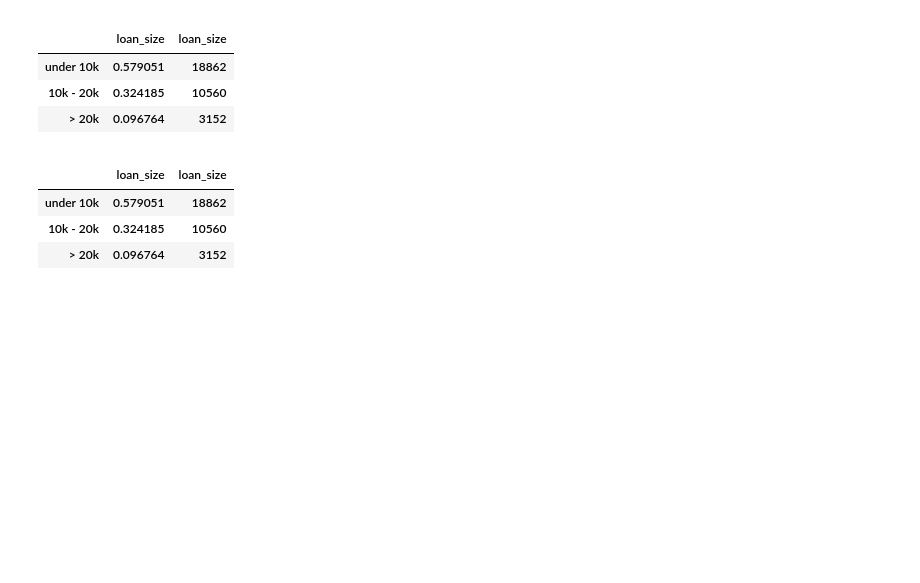
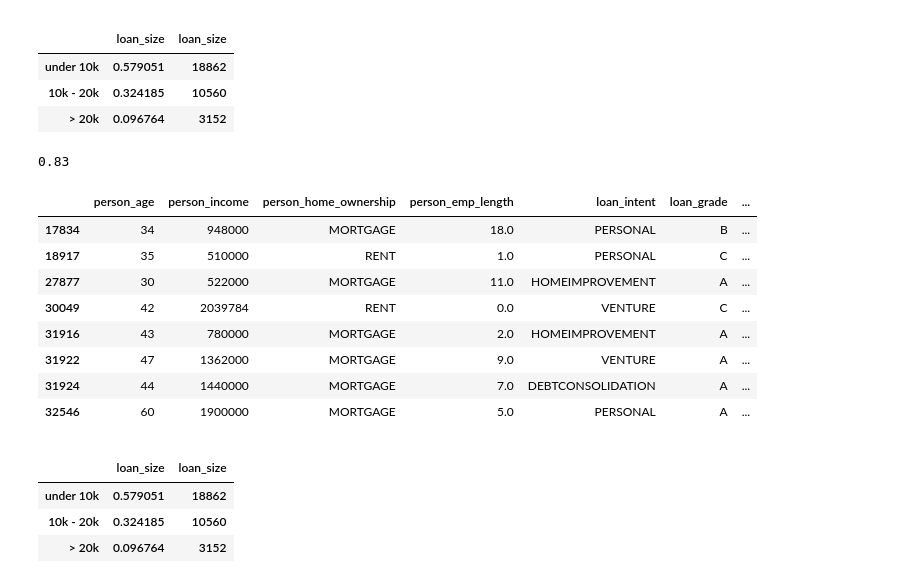
Before and after one commit to WickedoneC/Finance_Projects, a Jupyter notebook: Loan_Analysis/Loan_EDA.ipynb, the cells around one changed output. Drawn from its saved outputs; the diff is of its cells as text; code cells hidden in the pictures; blank space fills up the shorter version.

```diff
--- a/Loan_Analysis/Loan_EDA.ipynb
+++ b/Loan_Analysis/Loan_EDA.ipynb
@@ -317,0 +316,19 @@ df.
+# %%
+df.loan_percent_income.min()
+df.loan_percent_income.max()
+# %% [output]
+0.83
+# %%
+df[df.loan_percent_income == df.loan_percent_income.max()]
+df[df.loan_percent_income >= .8]
+df[df.loan_percent_income == df.loan_percent_income.min()]
+# %% [output]
+|  | person_age | person_income | person_home_ownership | person_emp_length | loan_intent | loan_grade | ... |
+| 17834 | 34 | 948000 | MORTGAGE | 18.0 | PERSONAL | B | ... |
+| 18917 | 35 | 510000 | RENT | 1.0 | PERSONAL | C | ... |
+| 27877 | 30 | 522000 | MORTGAGE | 11.0 | HOMEIMPROVEMENT | A | ... |
+| 30049 | 42 | 2039784 | RENT | 0.0 | VENTURE | C | ... |
+| 31916 | 43 | 780000 | MORTGAGE | 2.0 | HOMEIMPROVEMENT | A | ... |
+| 31922 | 47 | 1362000 | MORTGAGE | 9.0 | VENTURE | A | ... |
+| 31924 | 44 | 1440000 | MORTGAGE | 7.0 | DEBTCONSOLIDATION | A | ... |
+| 32546 | 60 | 1900000 | MORTGAGE | 5.0 | PERSONAL | A | ... |
```
Also changed, not shown: parts of 12 cells of this notebook.
